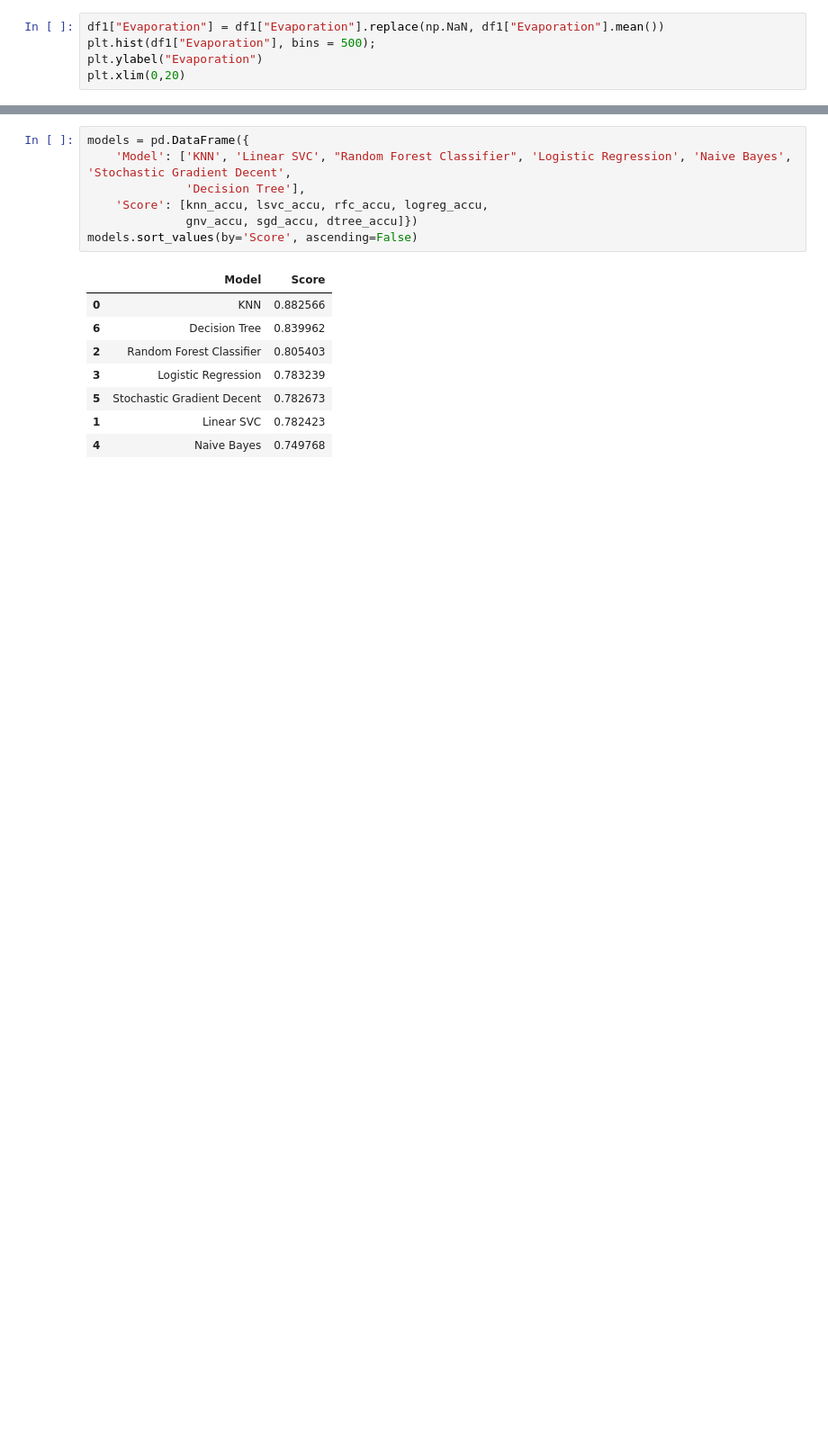
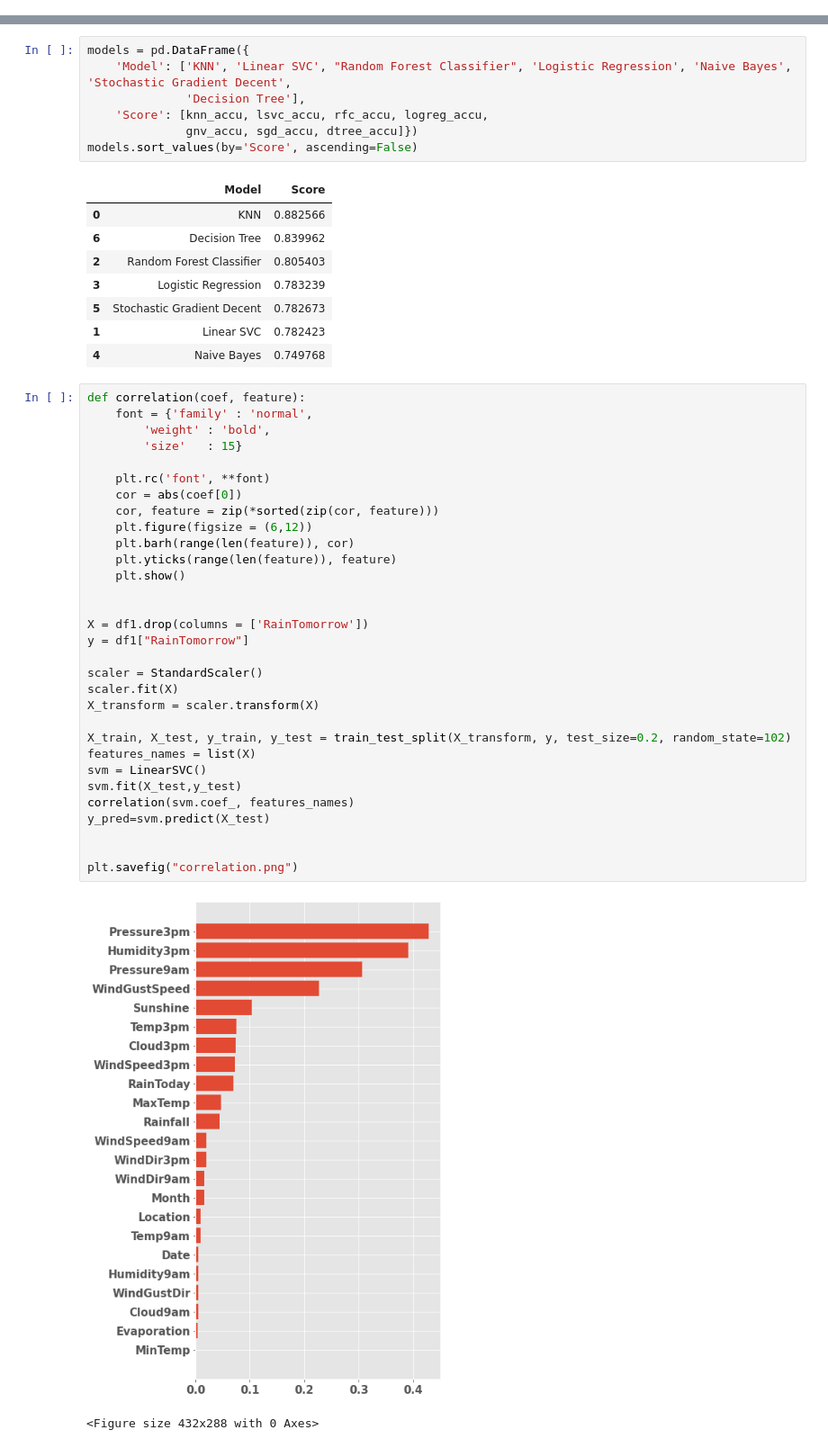
Before and after one commit to lcstrang/GWDCML, a Jupyter notebook: Hackathon_preprocessing.ipynb, the cells around one changed output, grey strips where cells are left out. Shown at 90% size. Cells and saved outputs as stored; diff of their text form; blank space fills up the shorter version.

```diff
--- a/Hackathon_preprocessing.ipynb
+++ b/Hackathon_preprocessing.ipynb
@@ -83,8 +136,3 @@ print(df1.shape)
 # %% [output]
 (145460, 23)
 (142193, 23)
-# %%
-df1["Evaporation"] = df1["Evaporation"].replace(np.NaN, df1["Evaporation"].mean())
-plt.hist(df1["Evaporation"], bins = 500);
-plt.ylabel("Evaporation")
-plt.xlim(0,20)
@@ -468,3 +494,37 @@ models.sort_values(by='Score', ascending=False)
 | 5 | Stochastic Gradient Decent | 0.782673 |
 | 1 | Linear SVC | 0.782423 |
 | 4 | Naive Bayes | 0.749768 |
+# %%
+def correlation(coef, feature):
+    font = {'family' : 'normal',
+        'weight' : 'bold',
+        'size'   : 15}
+
+    plt.rc('font', **font)
+    cor = abs(coef[0])
+    cor, feature = zip(*sorted(zip(cor, feature)))
+    plt.figure(figsize = (6,12))
+    plt.barh(range(len(feature)), cor)
+    plt.yticks(range(len(feature)), feature)
+    plt.show()
+
+
+X = df1.drop(columns = ['RainTomorrow'])
+y = df1["RainTomorrow"]
+
+scaler = StandardScaler()
+scaler.fit(X)
+X_transform = scaler.transform(X)
+
+X_train, X_test, y_train, y_test = train_test_split(X_transform, y, test_size=0.2, random_state=102)
+features_names = list(X)
+svm = LinearSVC()
+svm.fit(X_test,y_test)
+correlation(svm.coef_, features_names)
+y_pred=svm.predict(X_test)
+
+
+plt.savefig("correlation.png")
+# %% [output]
+[figure, added]
+<Figure size 432x288 with 0 Axes>
```
Also changed, not shown: parts of 63 cells of this notebook, 8 other files.
